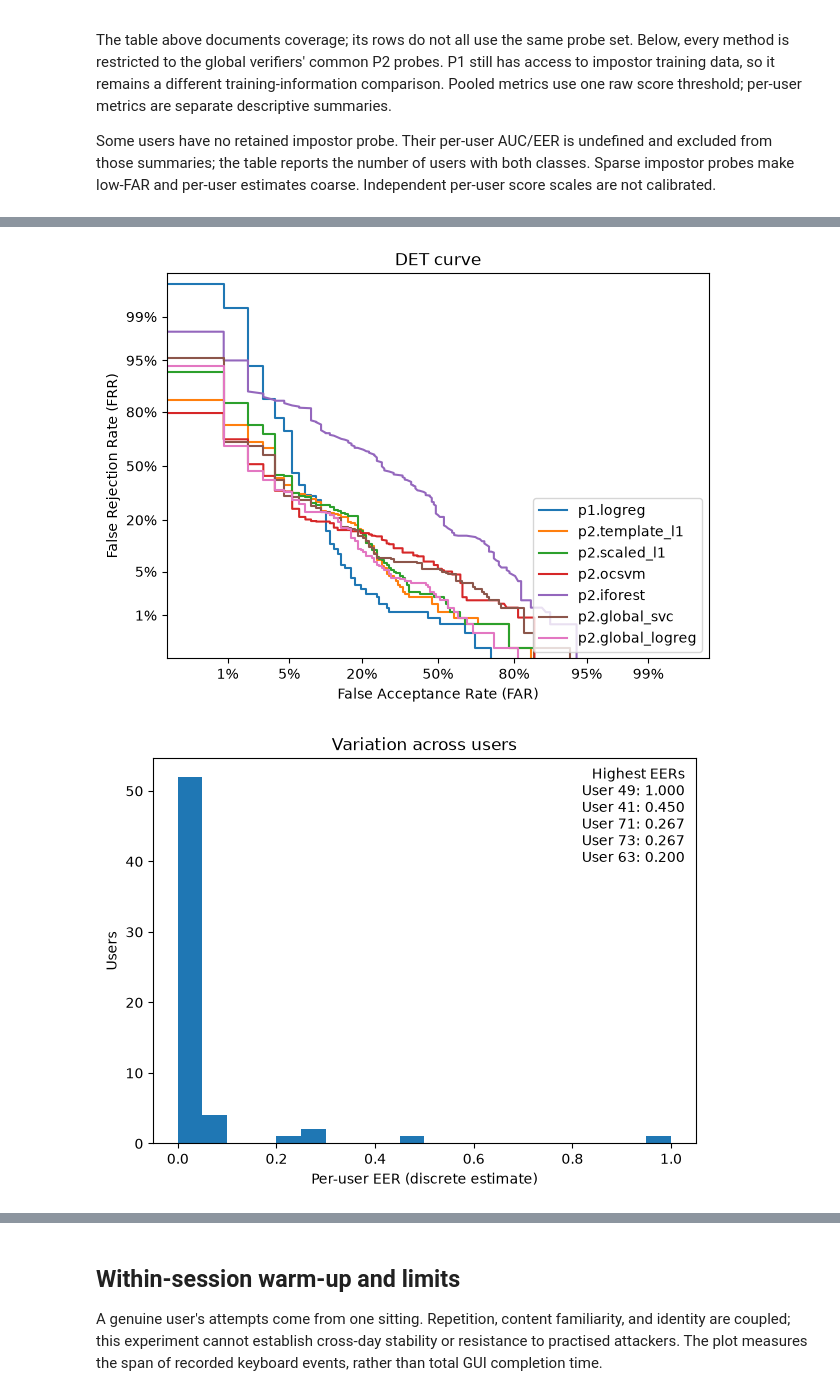
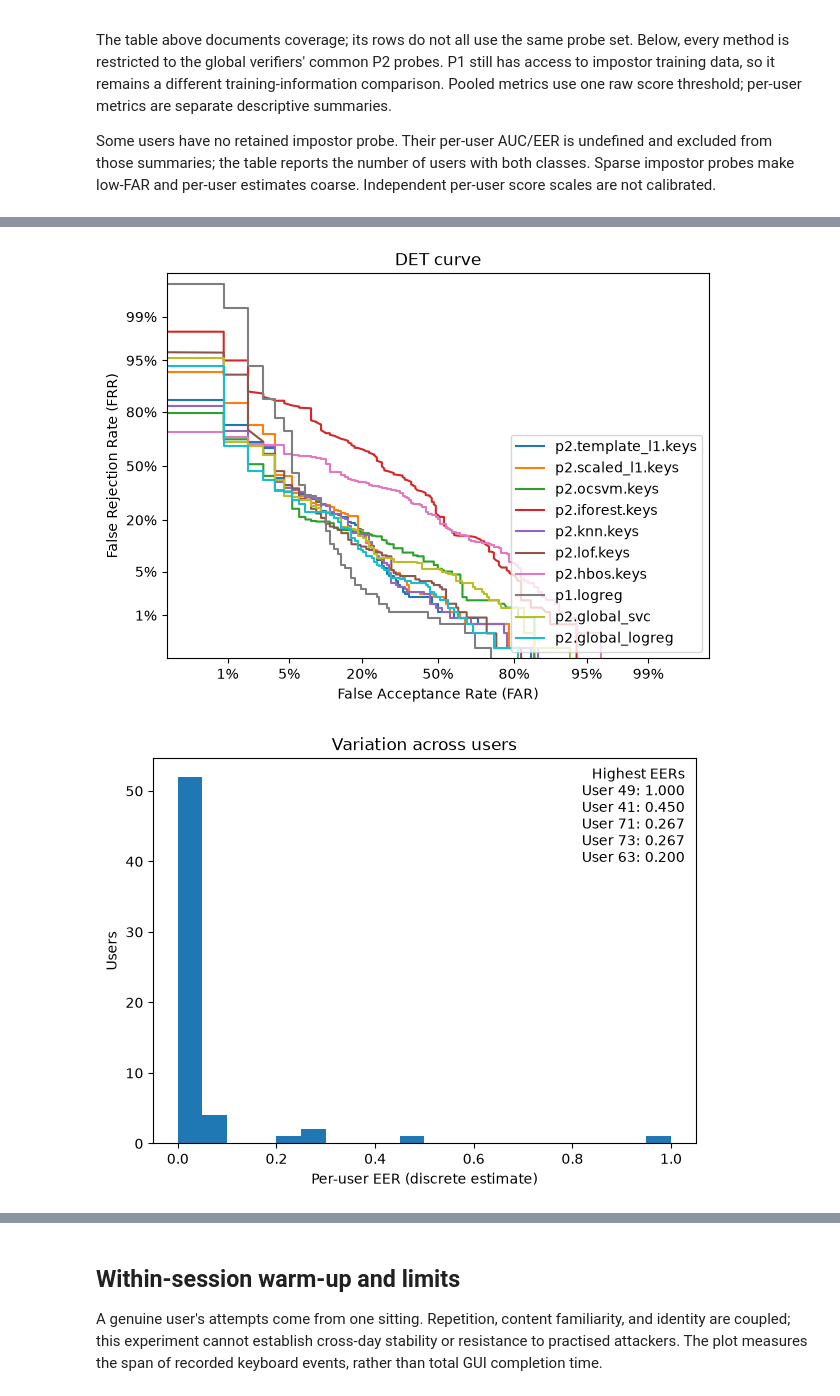
Before and after one commit to m-heldt/behavioral-ml, a Jupyter notebook: notebooks/models.ipynb, the cells around one changed output, grey strips where cells are left out. Drawn from its saved outputs; the diff is of its cells as text; code cells hidden in the pictures.

```diff
--- a/notebooks/models.ipynb
+++ b/notebooks/models.ipynb
@@ -118,12 +163,15 @@ common_probe_results
 # %%
-evaluation.plot_det_curves(comparable)
+# Keep the DET overlay readable: keyboard methods and the three references.
+keyboard_comparison = {name: scores for name, scores in comparable.items()
+                       if scores.attrs["feature_set"] == "keys"}
+evaluation.plot_det_curves(keyboard_comparison)
 plt.show()
 per_user = evaluation.per_user_metrics(comparable["p2.global_logreg"])
 evaluation.plot_per_user_eer(per_user)
 plt.show()
 per_user.sort_values("eer", ascending=False).head(10)
 # %% [output]
-[figure, old version]
+[figure, new version]
 [figure]
 |  | n_genuine | n_impostor | auc | eer |
 | User ID |  |  |  |  |
```
Also changed, not shown: parts of 7 cells of this notebook, 5 other files.
